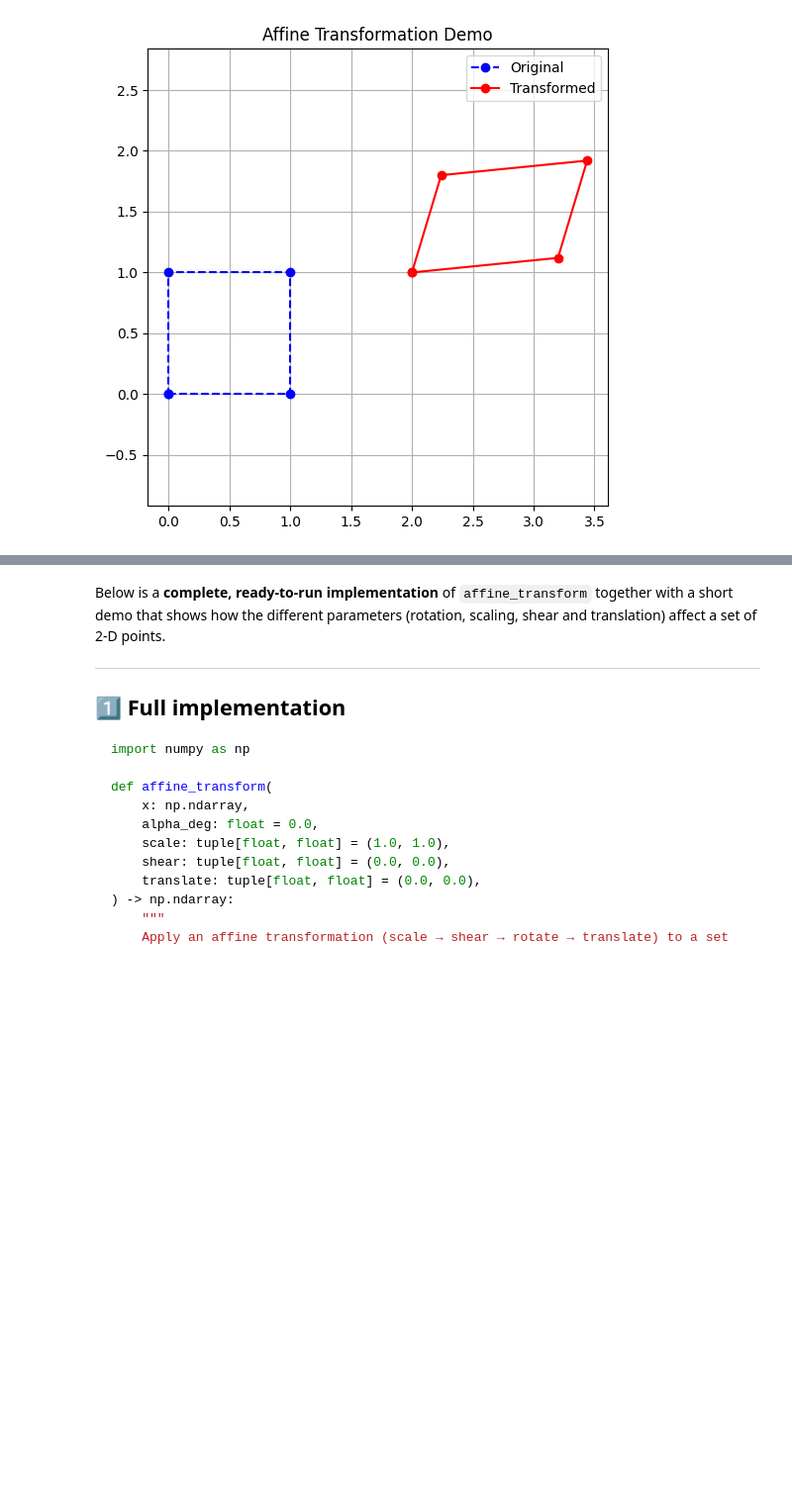
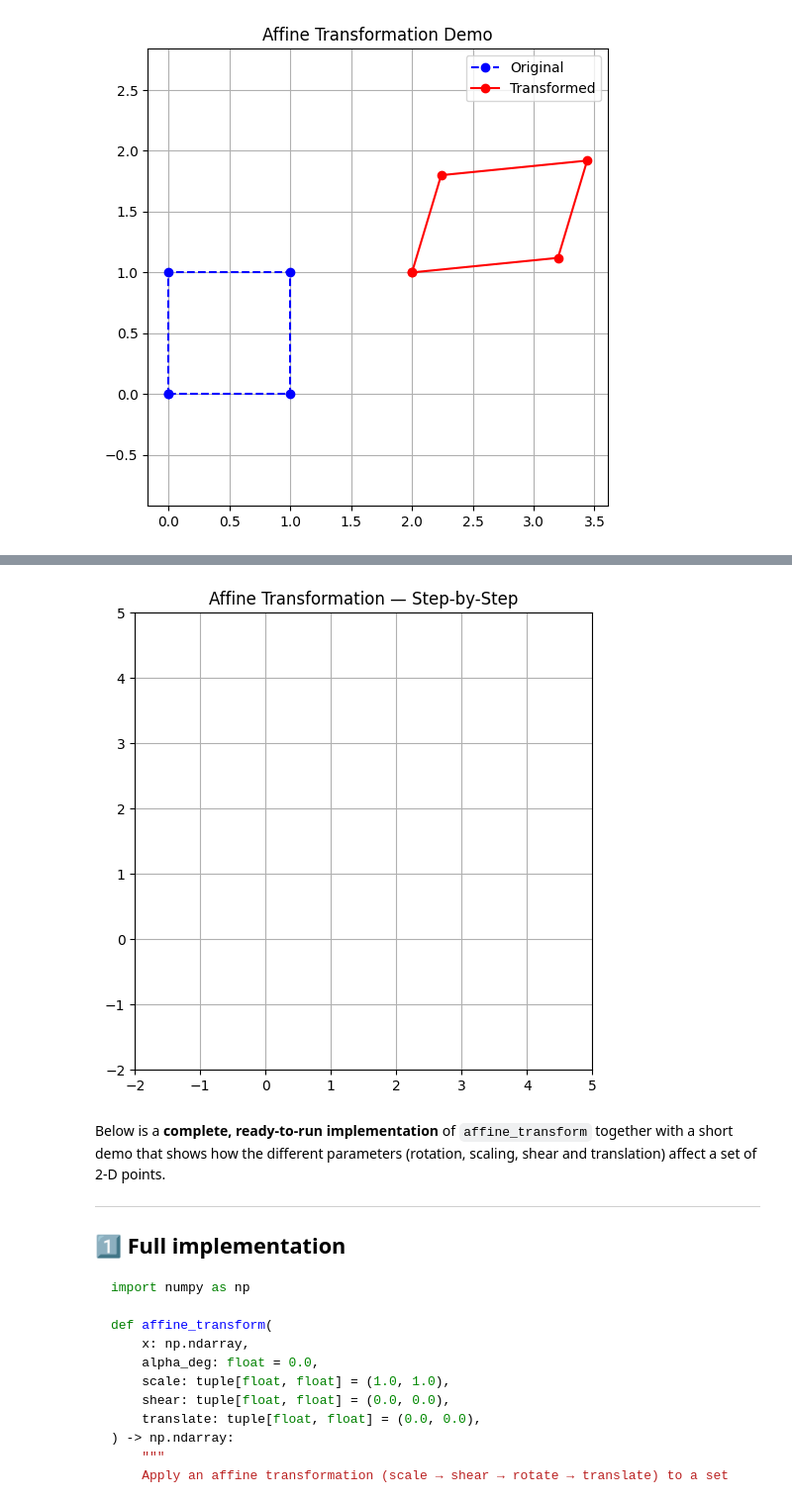
Before and after one commit to Alenushka2013/Khpi_master_studing, a Jupyter notebook: IDT_Lab_3_Marrix_mapping.ipynb, the cells around one changed output, grey strips where cells are left out. Shown: that part at 99% size. Saved outputs shown, nothing was run; the diff lists cells and outputs as text; code cells hidden in the pictures; blank space fills up the shorter version.

```diff
--- a/IDT_Lab_3_Marrix_mapping.ipynb
+++ b/IDT_Lab_3_Marrix_mapping.ipynb
@@ -123,3 +219,98 @@ plot_affine_demo()
+# %%
+import numpy as np
+import matplotlib.pyplot as plt
+from matplotlib.animation import FuncAnimation
+
+
+def affine_transform(
+    x: np.ndarray,
+    alpha_deg: float,
+    scale: tuple[float, float],
+    shear: tuple[float, float],
+    translate: tuple[float, float],
+) -> np.ndarray:
+    """Compute affine transformation"""
+    alpha = np.deg2rad(alpha_deg)
+    R = np.array([[np.cos(alpha), -np.sin(alpha)],
+                  [np.sin(alpha),  np.cos(alpha)]])
+    S = np.array([[scale[0], 0],
+                  [0, scale[1]]])
+    Sh = np.array([[1, shear[0]],
+                   [shear[1], 1]])
+
+    A = R @ Sh @ S
+    transformed = (A @ x.T).T + np.array(translate)
+    return transformed
+
+
+def animate_affine_steps():
+    # Початкова фігура — квадрат
+    square = np.array([
+        [0, 0],
+        [1, 0],
+        [1, 1],
+        [0, 1],
+        [0, 0]  # замикання контуру
+    ])
+
+    # Параметри перетворення
+    alpha = 30
+    scale = (1.5, 0.7)
+    shear = (0.3, 0.1)
+    translate = (2, 1)
+
+    # Крок 1: Масштабування
+    S = np.array([[scale[0], 0], [0, scale[1]]])
+    scaled = (S @ square.T).T
+
+    # Крок 2: Shear
+    Sh = np.array([[1, shear[0]], [shear[1], 1]])
+    sheared = (Sh @ scaled.T).T
+
+    # Крок 3: Поворот
+    alpha_rad = np.deg2rad(alpha)
+    R = np.array([[np.cos(alpha_rad), -np.sin(alpha_rad)],
+                  [np.sin(alpha_rad),  np.cos(alpha_rad)]])
+    rotated = (R @ sheared.T).T
+
+    # Крок 4: Перенесення
+    translated = rotated + np.array(translate)
+
+    # Підготувати кроки для анімації
+    steps = [square, scaled, sheared, rotated, translated]
+    step_names = ["Original", "Scaled", "Sheared", "Rotated", "Translated"]
+
+    fig, ax = plt.subplots(figsize=(6, 6))
+    ax.set_xlim(-2, 5)
+    ax.set_ylim(-2, 5)
+    ax.set_aspect('equal')
+    ax.grid(True)
+    line, = ax.plot([], [], 'ro-', lw=2)
+    text = ax.text(0.02, 0.95, '', transform=ax.transAxes, fontsize=12,
+                   verticalalignment='top')
+
+    def init():
+        line.set_data([], [])
+        text.set_text('')
+        return line, text
+
+    def update(frame):
+        shape = steps[frame]
+        line.set_data(shape[:, 0], shape[:, 1])
+        text.set_text(f"Step {frame}: {step_names[frame]}")
+        return line, text
+
+    ani = FuncAnimation(fig, update, frames=len(steps),
+                        init_func=init, blit=True, repeat=True, interval=1000)
+
+    plt.title("Affine Transformation — Step-by-Step")
+    plt.show()
+
+
+# Запуск анімації
+animate_affine_steps()
+# %% [output]
+[figure, added]
 # %% [markdown]
 Below is a **complete, ready‑to‑run implementation** of `affine_transform` together with a short demo that shows how the different parameters (rotation, scaling, shear and translation) affect a set of 2‑D points.
 
```
Also changed, not shown: parts of 1 cell of this notebook.
